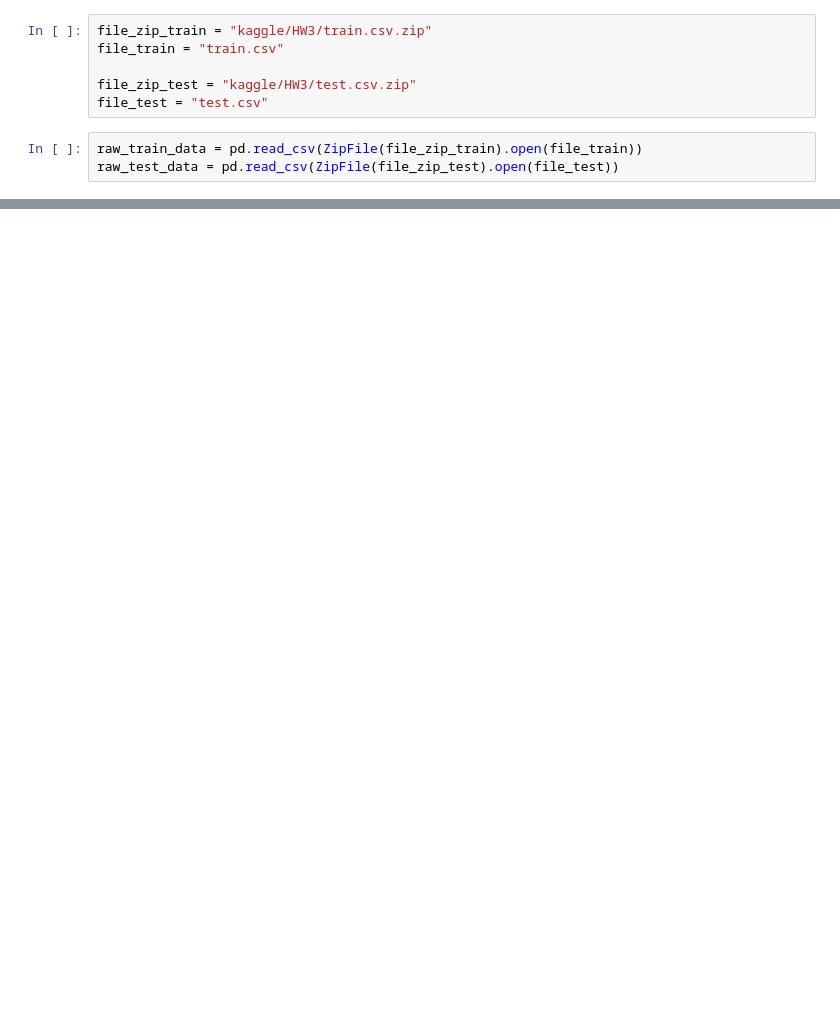
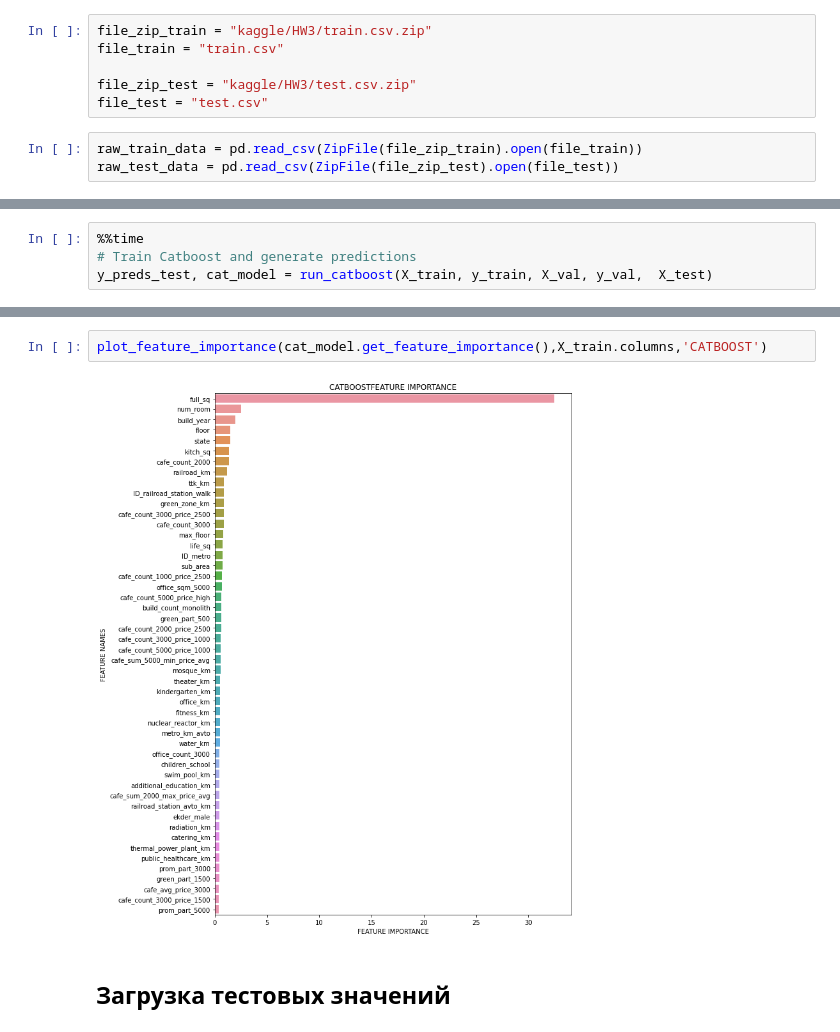
Before and after one commit to kapitalistka/DataSienceEducation, a Jupyter notebook: HW3.ipynb, the cells around one changed output, grey strips where cells are left out. Cells and saved outputs as stored; diff of their text form; blank space fills up the shorter version.

```diff
--- a/HW3.ipynb
+++ b/HW3.ipynb
@@ -60,0 +313,4 @@ raw_data_train.price.corr()
+# %%
+%%time
+# Train Catboost and generate predictions
+y_preds_test, cat_model = run_catboost(X_train, y_train, X_val, y_val,  X_test)
@@ -60,0 +351,6 @@ raw_data_train.price.corr()
+# %%
+plot_feature_importance(cat_model.get_feature_importance(),X_train.columns,'CATBOOST')
+# %% [output]
+[figure, added]
+# %% [markdown]
+## Загрузка  тестовых значений
```
Also changed, not shown: parts of 57 cells of this notebook.
